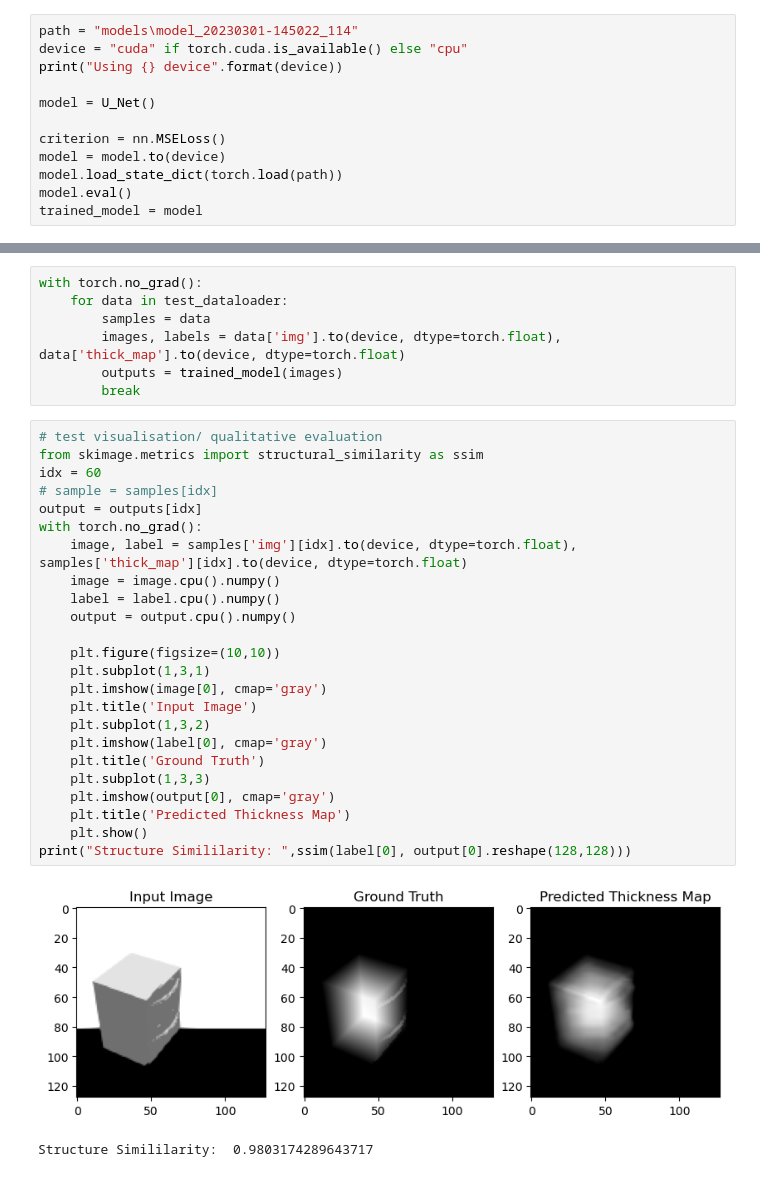
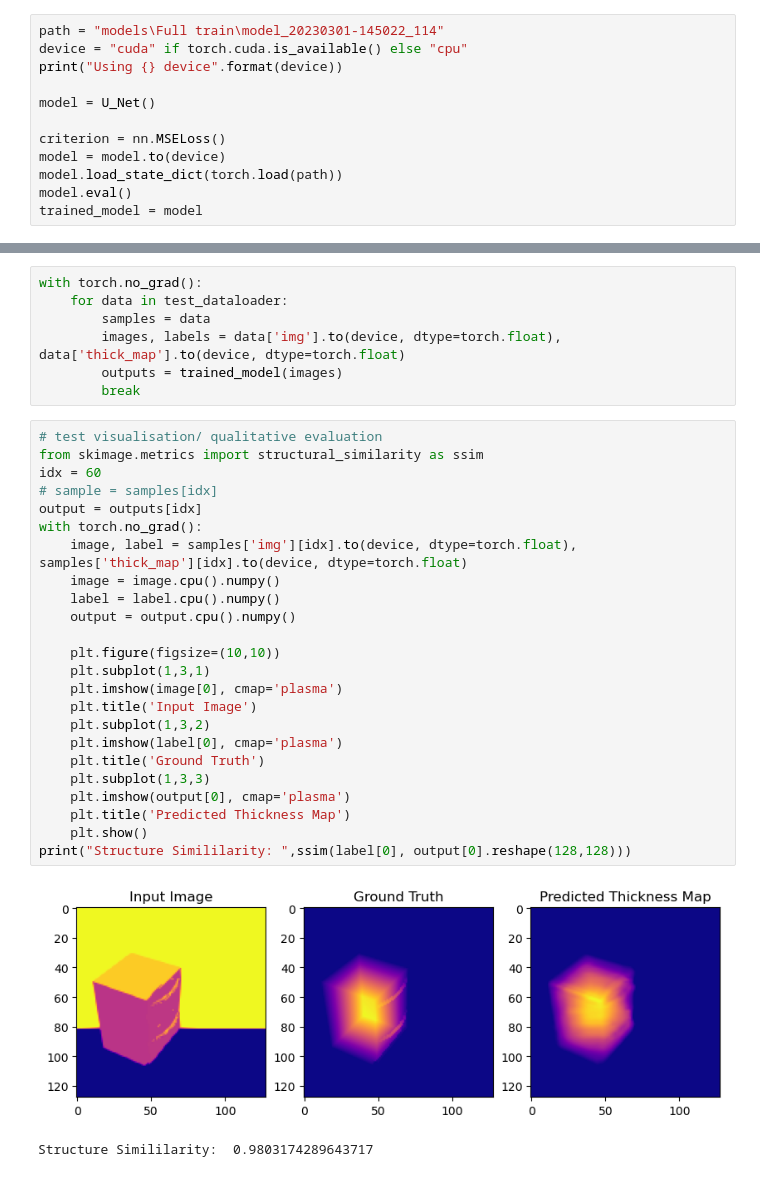
Before and after one commit to kane1204/Object-Thickness-Estimation-Network, a Jupyter notebook: test_model.ipynb, the cells around one changed output, grey strips where cells are left out. Saved outputs shown, nothing was run; the diff lists cells and outputs as text.

Commit message:
Added Plasma

```diff
--- a/test_model.ipynb
+++ b/test_model.ipynb
@@ -69,5 +71,5 @@ print("# of samples in test set:", len(test_dataset))
 # %%
-path = "models\model_20230301-145022_114"
+path = "models\Full train\model_20230301-145022_114"
 device = "cuda" if torch.cuda.is_available() else "cpu"
 print("Using {} device".format(device))
 
@@ -123,27 +125,27 @@ with torch.no_grad():
 # %%
 # test visualisation/ qualitative evaluation
 from skimage.metrics import structural_similarity as ssim
 idx = 60
 # sample = samples[idx]
 output = outputs[idx]
 with torch.no_grad():
     image, label = samples['img'][idx].to(device, dtype=torch.float), samples['thick_map'][idx].to(device, dtype=torch.float)
     image = image.cpu().numpy()
     label = label.cpu().numpy()
     output = output.cpu().numpy()
 
     plt.figure(figsize=(10,10))
     plt.subplot(1,3,1)
-    plt.imshow(image[0], cmap='gray')
+    plt.imshow(image[0], cmap='plasma')
     plt.title('Input Image')
     plt.subplot(1,3,2)
-    plt.imshow(label[0], cmap='gray')
+    plt.imshow(label[0], cmap='plasma')
     plt.title('Ground Truth')
     plt.subplot(1,3,3)
-    plt.imshow(output[0], cmap='gray')
+    plt.imshow(output[0], cmap='plasma')
     plt.title('Predicted Thickness Map')
     plt.show()
 print("Structure Simililarity: ",ssim(label[0], output[0].reshape(128,128)))
 # %% [output]
-[figure, old version]
+[figure, new version]
 Structure Simililarity:  0.9803174289643717
```
Also changed, not shown: parts of 1 cell of this notebook, 1 other file.
